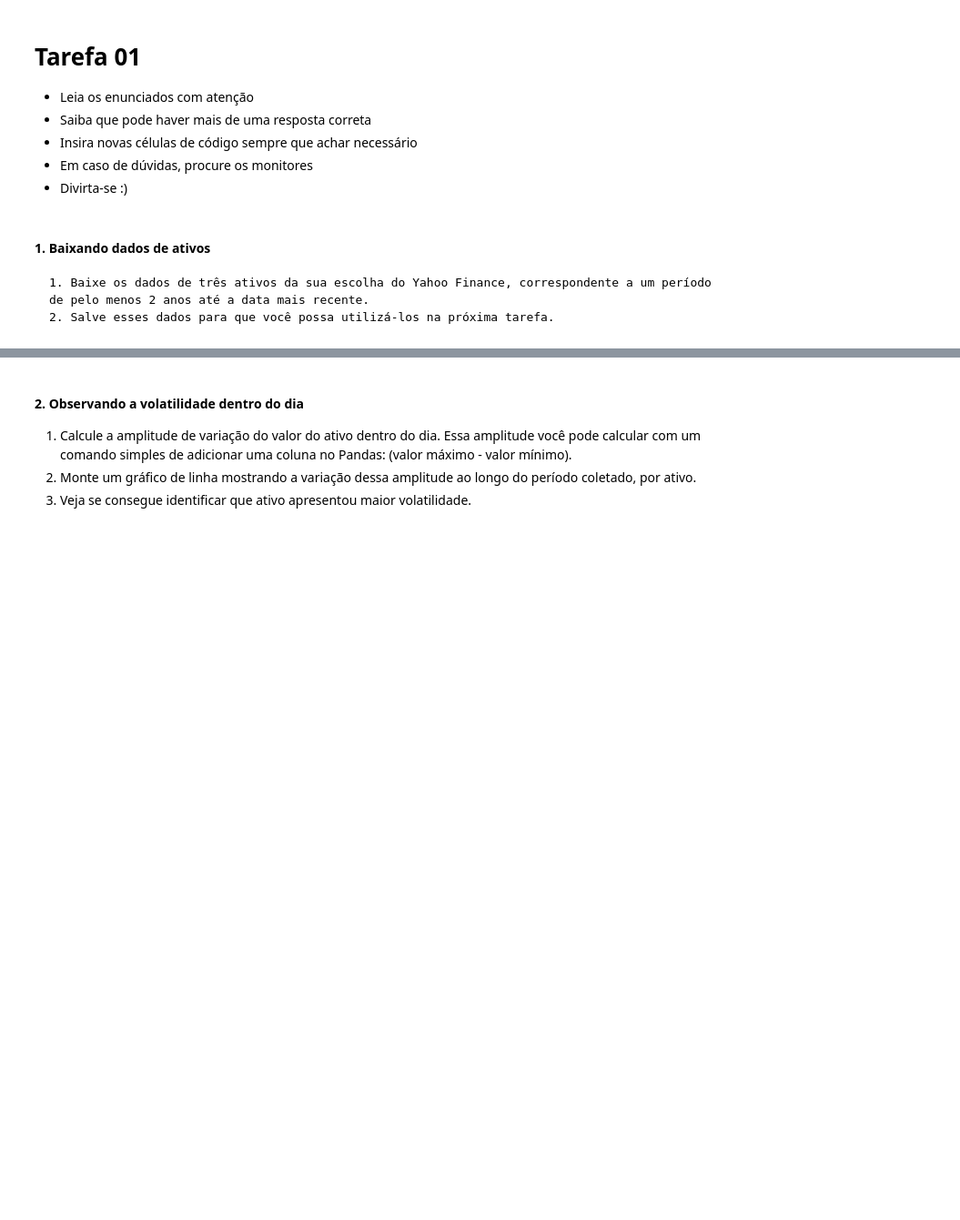
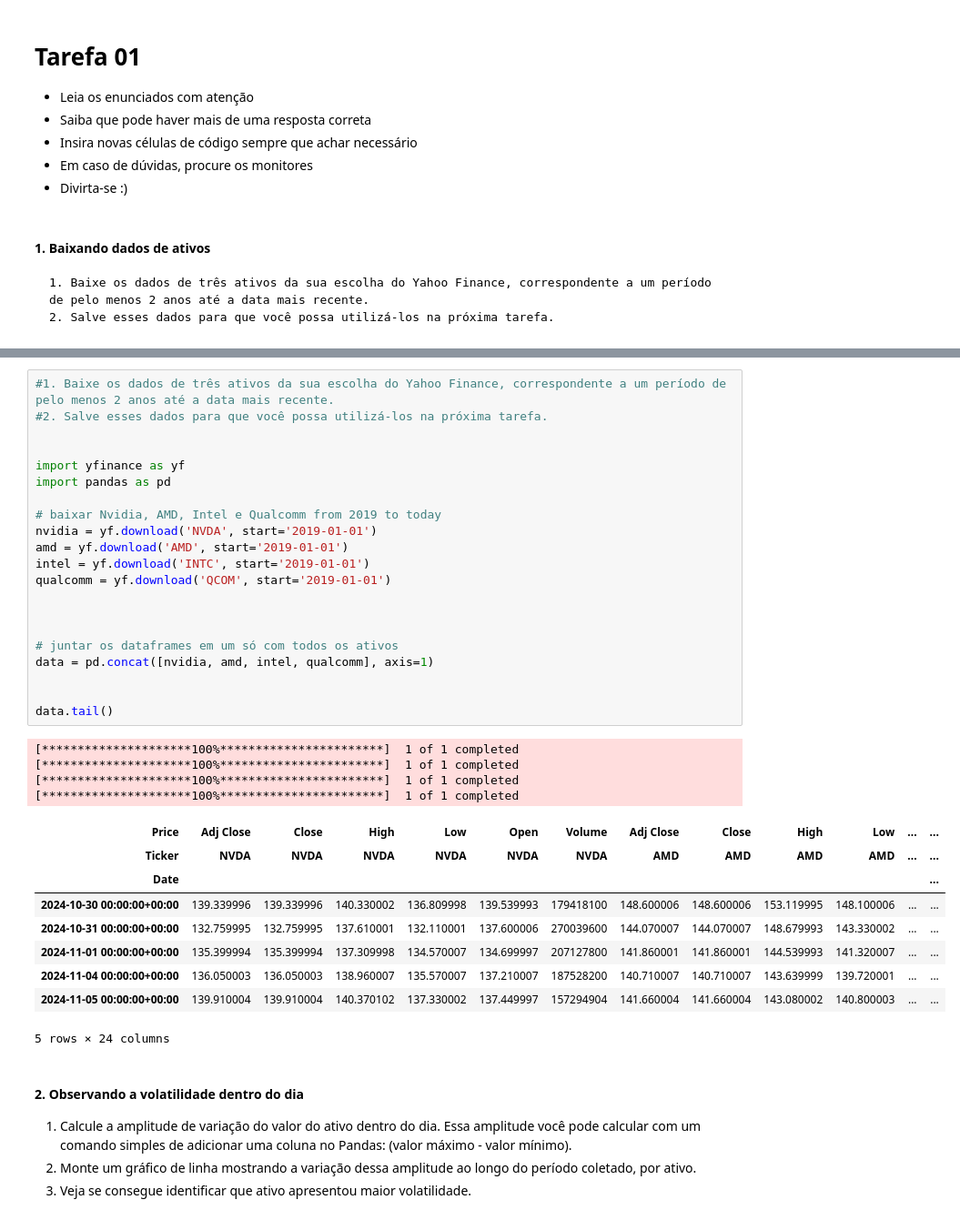
Before and after one commit to LucianoContri/DataScience, a Jupyter notebook: Gestão avançada de Dados e Desenvolvimento de aplicações/Descritiva III - Gráficos interativos/mod22_tarefa01.ipynb, the cells around one changed output, grey strips where cells are left out. Shown at 91% size. Saved outputs shown, nothing was run; the diff lists cells and outputs as text; blank space fills up the shorter version.

Commit message:
Yahoo Finance - Downloading Data"

```diff
--- a/Gestão avançada de Dados e Desenvolvimento de aplicações/Descritiva III - Gráficos interativos/mod22_tarefa01.ipynb
+++ b/Gestão avançada de Dados e Desenvolvimento de aplicações/Descritiva III - Gráficos interativos/mod22_tarefa01.ipynb
@@ -13,3 +33,38 @@
+# %%
+#1. Baixe os dados de três ativos da sua escolha do Yahoo Finance, correspondente a um período de pelo menos 2 anos até a data mais recente.
+#2. Salve esses dados para que você possa utilizá-los na próxima tarefa.
+
+
+import yfinance as yf
+import pandas as pd
+
+# baixar Nvidia, AMD, Intel e Qualcomm from 2019 to today
+nvidia = yf.download('NVDA', start='2019-01-01')
+amd = yf.download('AMD', start='2019-01-01')
+intel = yf.download('INTC', start='2019-01-01')
+qualcomm = yf.download('QCOM', start='2019-01-01')
+
+
+
+# juntar os dataframes em um só com todos os ativos
+data = pd.concat([nvidia, amd, intel, qualcomm], axis=1)
+
+
+data.tail()
+# %% [output]
+[*********************100%***********************]  1 of 1 completed
+[*********************100%***********************]  1 of 1 completed
+[*********************100%***********************]  1 of 1 completed
+[*********************100%***********************]  1 of 1 completed
+| Price | Adj Close | Close | High | Low | Open | Volume | Adj Close | Close | High | Low | ... | ... |
+| Ticker | NVDA | NVDA | NVDA | NVDA | NVDA | NVDA | AMD | AMD | AMD | AMD | ... | ... |
+| Date |  |  |  |  |  |  |  |  |  |  |  | ... |
+| 2024-10-30 00:00:00+00:00 | 139.339996 | 139.339996 | 140.330002 | 136.809998 | 139.539993 | 179418100 | 148.600006 | 148.600006 | 153.119995 | 148.100006 | ... | ... |
+| 2024-10-31 00:00:00+00:00 | 132.759995 | 132.759995 | 137.610001 | 132.110001 | 137.600006 | 270039600 | 144.070007 | 144.070007 | 148.679993 | 143.330002 | ... | ... |
+| 2024-11-01 00:00:00+00:00 | 135.399994 | 135.399994 | 137.309998 | 134.570007 | 134.699997 | 207127800 | 141.860001 | 141.860001 | 144.539993 | 141.320007 | ... | ... |
+| 2024-11-04 00:00:00+00:00 | 136.050003 | 136.050003 | 138.960007 | 135.570007 | 137.210007 | 187528200 | 140.710007 | 140.710007 | 143.639999 | 139.720001 | ... | ... |
+| 2024-11-05 00:00:00+00:00 | 139.910004 | 139.910004 | 140.370102 | 137.330002 | 137.449997 | 157294904 | 141.660004 | 141.660004 | 143.080002 | 140.800003 | ... | ... |
+5 rows × 24 columns
 # %% [markdown]
 #### 2. Observando a volatilidade dentro do dia
 1. Calcule a amplitude de variação do valor do ativo dentro do dia. Essa amplitude você pode calcular com um comando simples de adicionar uma coluna no Pandas: (valor máximo - valor mínimo).
```
Also changed, not shown: parts of 4 cells of this notebook.
